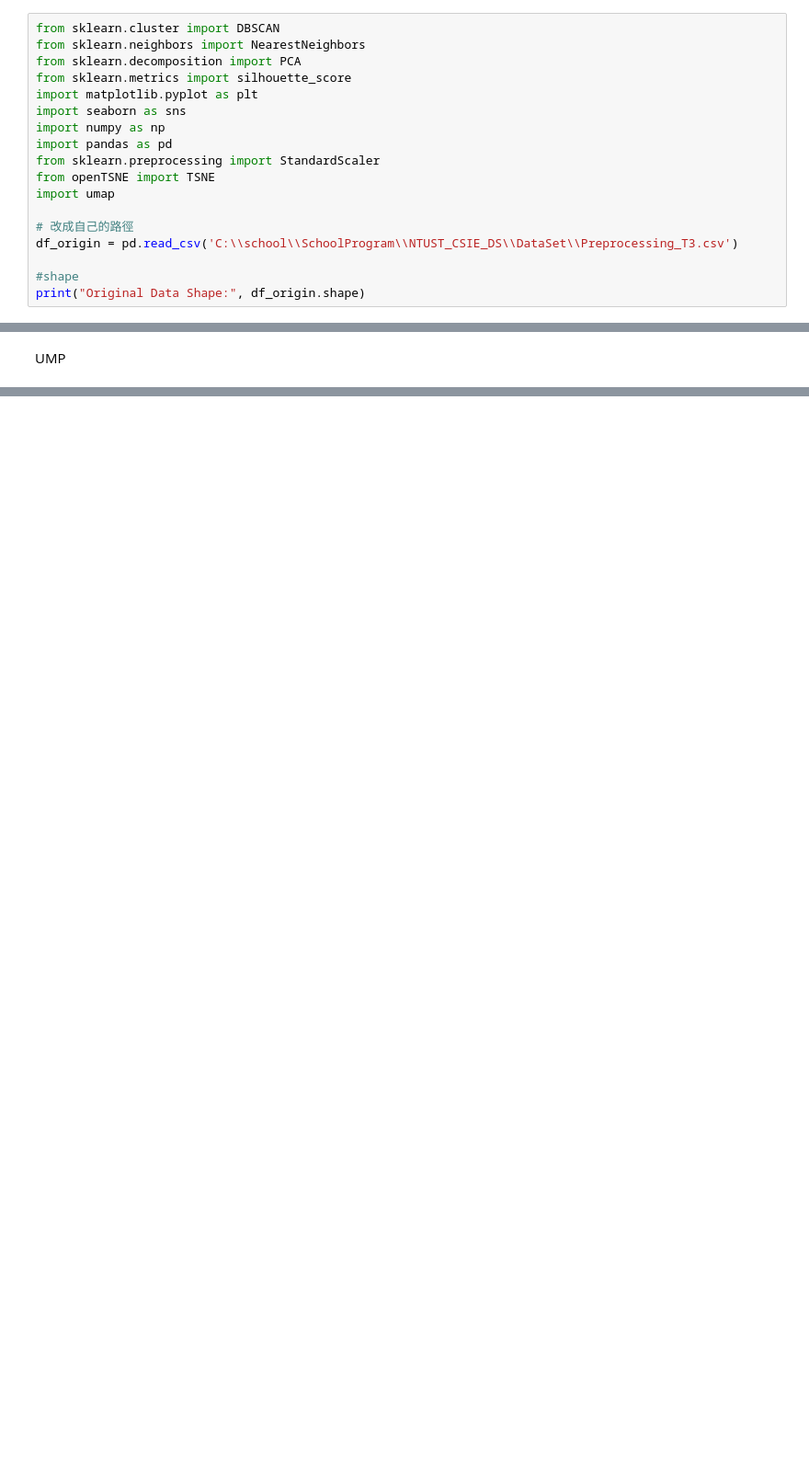
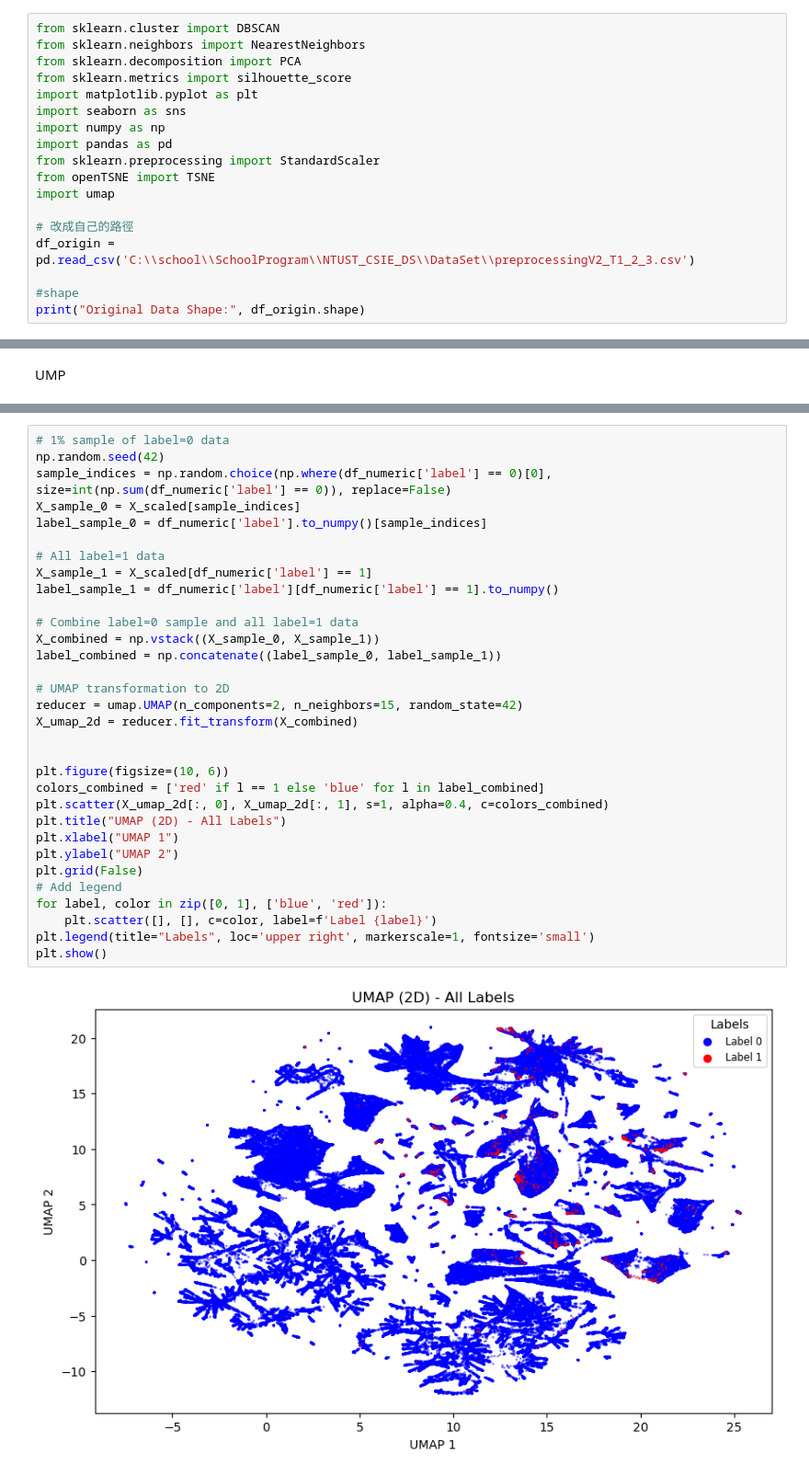
Before and after one commit to asherHSU/NTUST_CSIE_DS, a Jupyter notebook: Util/Visualization.ipynb, the cells around one changed output, grey strips where cells are left out. Shown at 92% size. Cells and saved outputs as stored; diff of their text form; blank space fills up the shorter version.

```diff
--- a/Util/Visualization.ipynb
+++ b/Util/Visualization.ipynb
@@ -12,7 +12,7 @@ from openTSNE import TSNE
 import umap
 
 # 改成自己的路徑
-df_origin = pd.read_csv('C:\\school\\SchoolProgram\\NTUST_CSIE_DS\\DataSet\\Preprocessing_T3.csv')
+df_origin = pd.read_csv('C:\\school\\SchoolProgram\\NTUST_CSIE_DS\\DataSet\\preprocessingV2_T1_2_3.csv')
 
 #shape
 print("Original Data Shape:", df_origin.shape)
@@ -146,0 +131,34 @@ plt.show()
+# %%
+# 1% sample of label=0 data
+np.random.seed(42)
+sample_indices = np.random.choice(np.where(df_numeric['label'] == 0)[0], size=int(np.sum(df_numeric['label'] == 0)), replace=False)
+X_sample_0 = X_scaled[sample_indices]
+label_sample_0 = df_numeric['label'].to_numpy()[sample_indices]
+
+# All label=1 data
+X_sample_1 = X_scaled[df_numeric['label'] == 1]
+label_sample_1 = df_numeric['label'][df_numeric['label'] == 1].to_numpy()
+
+# Combine label=0 sample and all label=1 data
+X_combined = np.vstack((X_sample_0, X_sample_1))
+label_combined = np.concatenate((label_sample_0, label_sample_1))
+
+# UMAP transformation to 2D
+reducer = umap.UMAP(n_components=2, n_neighbors=15, random_state=42)
+X_umap_2d = reducer.fit_transform(X_combined)
+
+
+plt.figure(figsize=(10, 6))
+colors_combined = ['red' if l == 1 else 'blue' for l in label_combined]
+plt.scatter(X_umap_2d[:, 0], X_umap_2d[:, 1], s=1, alpha=0.4, c=colors_combined)
+plt.title("UMAP (2D) - All Labels")
+plt.xlabel("UMAP 1")
+plt.ylabel("UMAP 2")
+plt.grid(False)
+# Add legend
+for label, color in zip([0, 1], ['blue', 'red']):
+    plt.scatter([], [], c=color, label=f'Label {label}')
+plt.legend(title="Labels", loc='upper right', markerscale=1, fontsize='small')
+plt.show()
+# %% [output]
+[figure, added]
```
Also changed, not shown: parts of 8 cells of this notebook, 14 other files.
